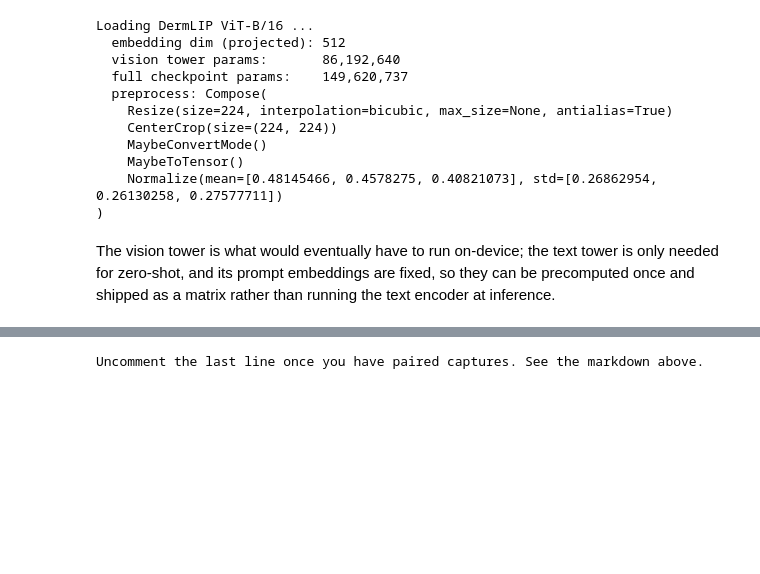
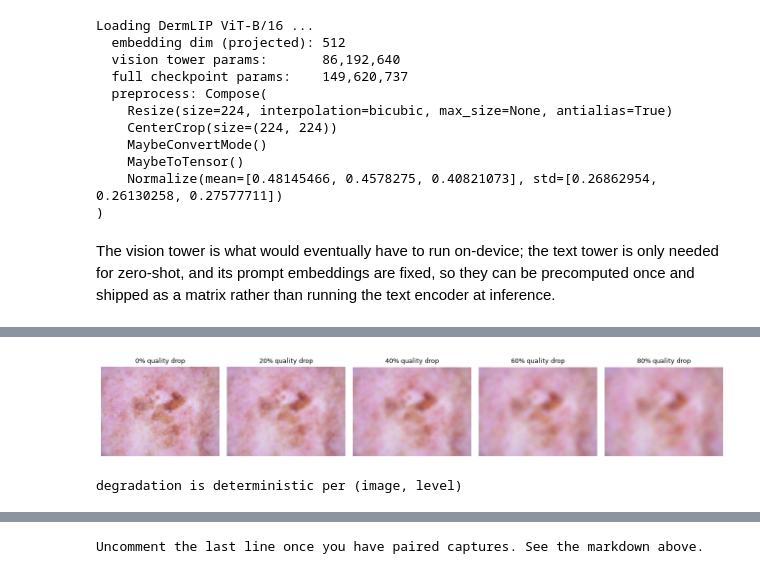
Before and after one commit to RyanLi213/skin-lesion-detector, a Jupyter notebook: notebooks/DermLIP_Skin_Lesion_Pipeline.ipynb, the cells around one changed output, grey strips where cells are left out. Saved outputs shown, nothing was run; the diff lists cells and outputs as text; code cells hidden in the pictures; blank space fills up the shorter version.

```diff
--- a/notebooks/DermLIP_Skin_Lesion_Pipeline.ipynb
+++ b/notebooks/DermLIP_Skin_Lesion_Pipeline.ipynb
@@ -283,7 +296,7 @@ BENCHMARKS = {
             "nv":    "a dermoscopic image of a melanocytic nevus",
             "vasc":  "a dermoscopic image of a vascular lesion",
         },
-        csv=_p("ham10000", "labels.csv"), img_dir=_p("ham10000", "images"),
+        csv=_p("HAM10000", "labels.csv"), img_dir=_p("HAM10000"),
         malignant=("mel", "bcc", "akiec"),
         notes="Dermoscopy. Heavily nv-dominated (~67%) - always report balanced accuracy.",
     ),
@@ -489 +706,22 @@ once and shipped as a matrix rather than running the text encoder at inference.
+# %%
+# What the quality ladder looks like on one training image, and a determinism check
+if ACTIVE:
+    _spec, _df = BENCHMARKS[ACTIVE[0]], DATA[ACTIVE[0]]
+    _path = _df.loc[_df.split == "train", "image_path"].iloc[0]
+    fig, axes = plt.subplots(1, len(CFG.eval_quality_levels),
+                             figsize=(2.6 * len(CFG.eval_quality_levels), 2.8))
+    for ax, q in zip(axes, CFG.eval_quality_levels):
+        ax.imshow(condition_image(_spec, _path, ("quality", q)))
+        ax.set_title(f"{q}% quality drop", fontsize=9); ax.axis("off")
+    plt.tight_layout(); plt.show()
+
+    _a = np.asarray(condition_image(_spec, _path, ("quality", 60)))
+    _b = np.asarray(condition_image(_spec, _path, ("quality", 60)))
+    assert np.array_equal(_a, _b), "degradation must be deterministic per image"
+    print("degradation is deterministic per (image, level)")
+else:
+    print("No benchmark configured - nothing to show.")
+# %% [output]
+[figure, added]
+degradation is deterministic per (image, level)
 # %% [markdown]
```
Also changed, not shown: parts of 52 cells of this notebook, 11 other files.
